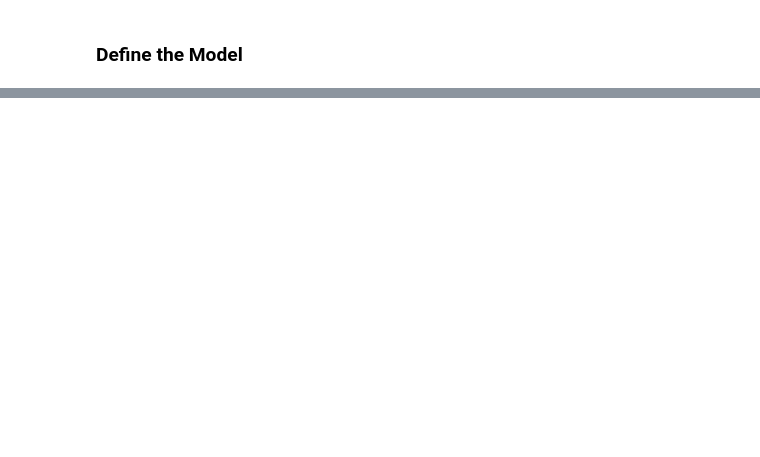
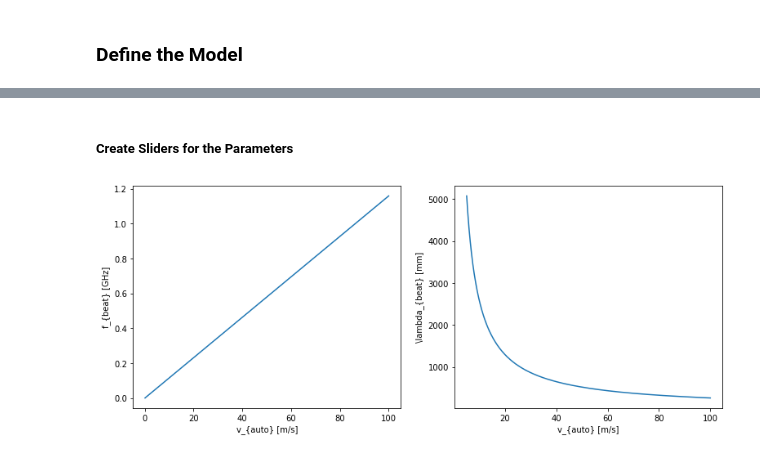
Before and after one commit to ClaasMeints/Optical-Velocimeter, a Jupyter notebook: Simulation.ipynb, the cells around one changed output, grey strips where cells are left out. Drawn from its saved outputs; the diff is of its cells as text; code cells hidden in the pictures; blank space fills up the shorter version.

```diff
--- a/Simulation.ipynb
+++ b/Simulation.ipynb
@@ -29,0 +47,31 @@ Doppler Shift:
+# %% [markdown]
+##### Create Sliders for the Parameters
+# %%
+from matplotlib import pyplot as plt
+import numpy as np
+
+from ipywidgets import interactive, fixed
+
+def plot(_fBase, _fOffset, _alpha, _s):
+    _alpha = np.deg2rad(_alpha)
+    _c = 299792458
+
+    _vAutoArray = np.linspace(0.1, 100, 1000)
+    fig = plt.figure(figsize=(20, 5))
+
+    _fBeat = lambda _vAuto : sym.lambdify((f1, f2, vAuto, alpha, c), fBeat, 'numpy')(_fBase, _fBase - _fOffset, _vAuto, _alpha, _c)
+    ax = fig.add_subplot(1, 3, 1)
+    ax.plot(_vAutoArray, _fBeat(_vAutoArray) / 1e9)
+    ax.set_xlabel('v_{auto} [m/s]')
+    ax.set_ylabel('f_{beat} [GHz]')
+
+    cut = 50
+    _lambdaBeat = lambda _vAuto : sym.lambdify((f1, f2, vAuto, alpha, c), lambdaBeat, 'numpy')(_fBase, _fBase - _fOffset, _vAuto, _alpha, _c)
+    ax = fig.add_subplot(1, 3, 2)
+    ax.plot(_vAutoArray[cut:], _lambdaBeat(_vAutoArray[cut:]) * 1e3)
+    ax.set_xlabel('v_{auto} [m/s]')
+    ax.set_ylabel('\lambda_{beat} [mm]')
+
+plot(1e16, 1e3, 10, 100)
+# %% [output]
+[figure, added]
```
Also changed, not shown: parts of 9 cells of this notebook.
